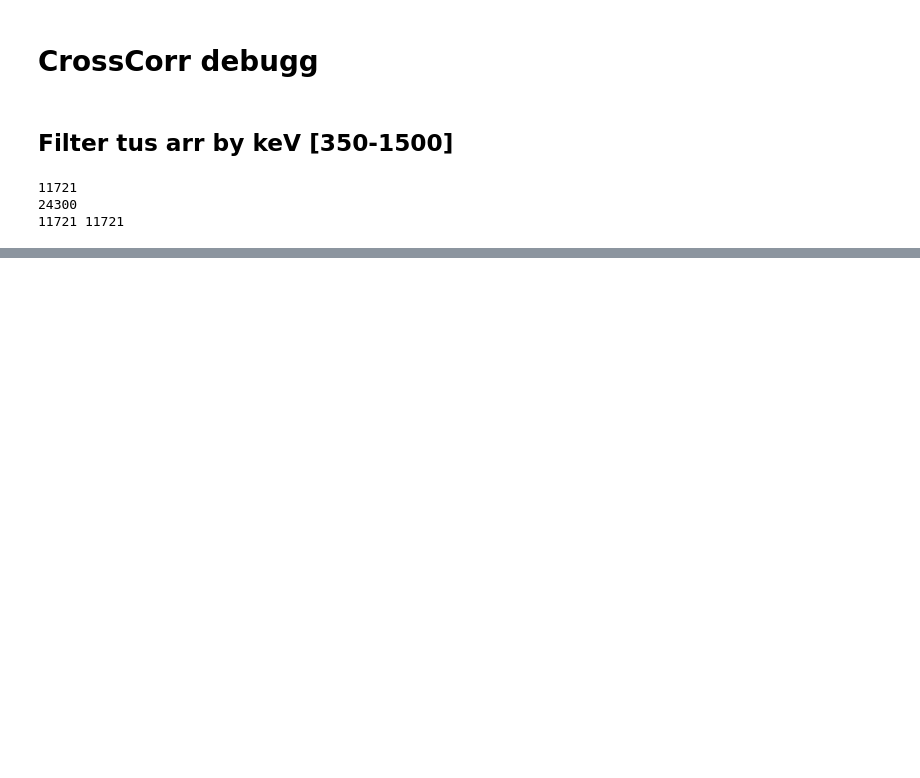
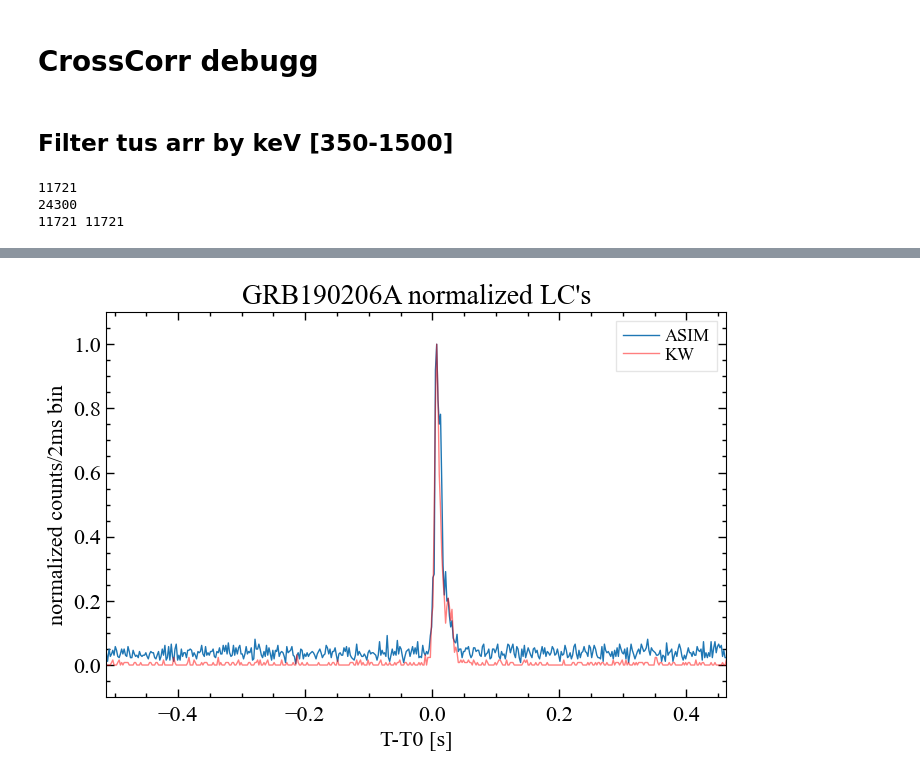
Before and after one commit to AndreasRamsli/GRB, a Jupyter notebook: xspec/ASIM/GRB190206ExtractASIM.ipynb, the cells around one changed output, grey strips where cells are left out. Drawn from its saved outputs; the diff is of its cells as text; code cells hidden in the pictures; blank space fills up the shorter version.

```diff
--- a/xspec/ASIM/GRB190206ExtractASIM.ipynb
+++ b/xspec/ASIM/GRB190206ExtractASIM.ipynb
@@ -176,0 +170,12 @@ keV_bg = keV_hist(df=ASIM_df,time_interval=(-1,-0.1),
+# %%
+
+plt.plot(np.round(asimCompare.bin_lo,3),asimCompare.counts/max(asimCompare.counts),label="ASIM")
+plt.plot(np.round(kwCompare.bin_lo,3),kwCompare.counts/max(kwCompare.counts),c="r",alpha=0.5,label="KW")
+plt.legend()
+plt.title("GRB190206A normalized LC's")
+plt.xlabel("T-T0 [s]")
+plt.ylabel("normalized counts/2ms bin")
+#plt.savefig("/Home/siv30/wad005/master/GRB/pyplots/CrossCorrolation/GRB190206A/overlappingLC.png")
+plt.show()
+# %% [output]
+[figure, added]
```
Also changed, not shown: parts of 26 cells of this notebook, 35 other files.
